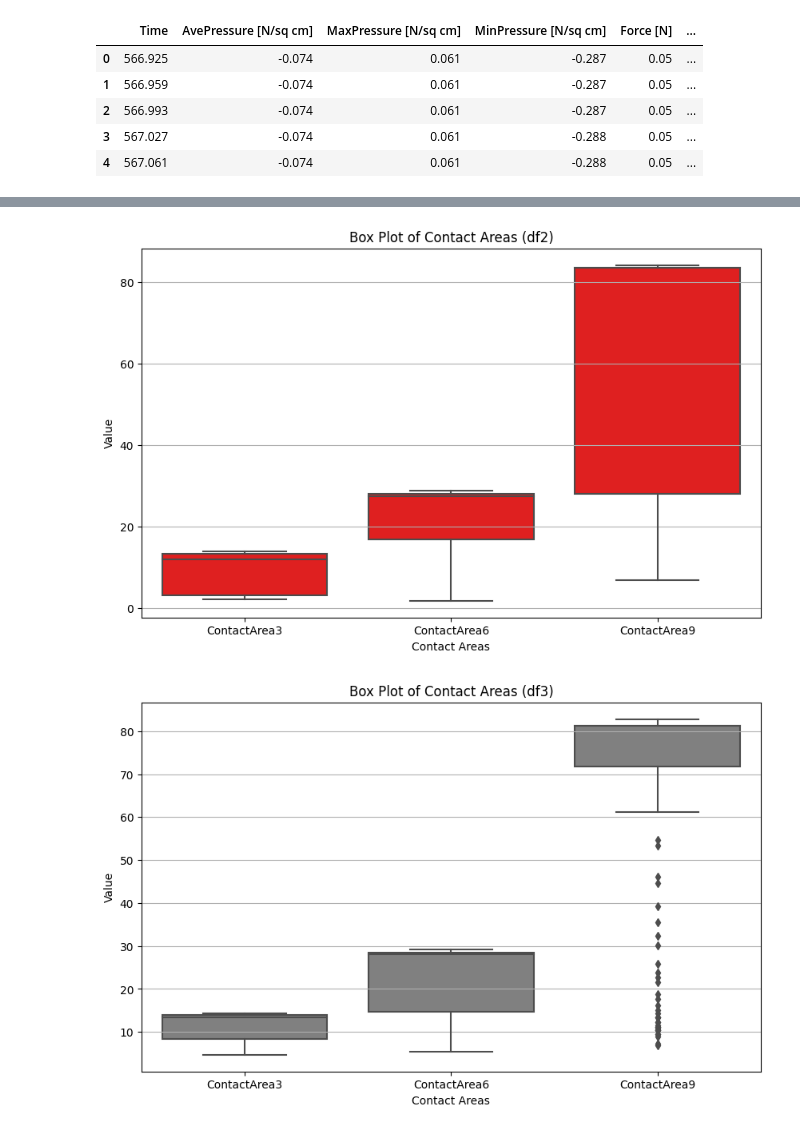
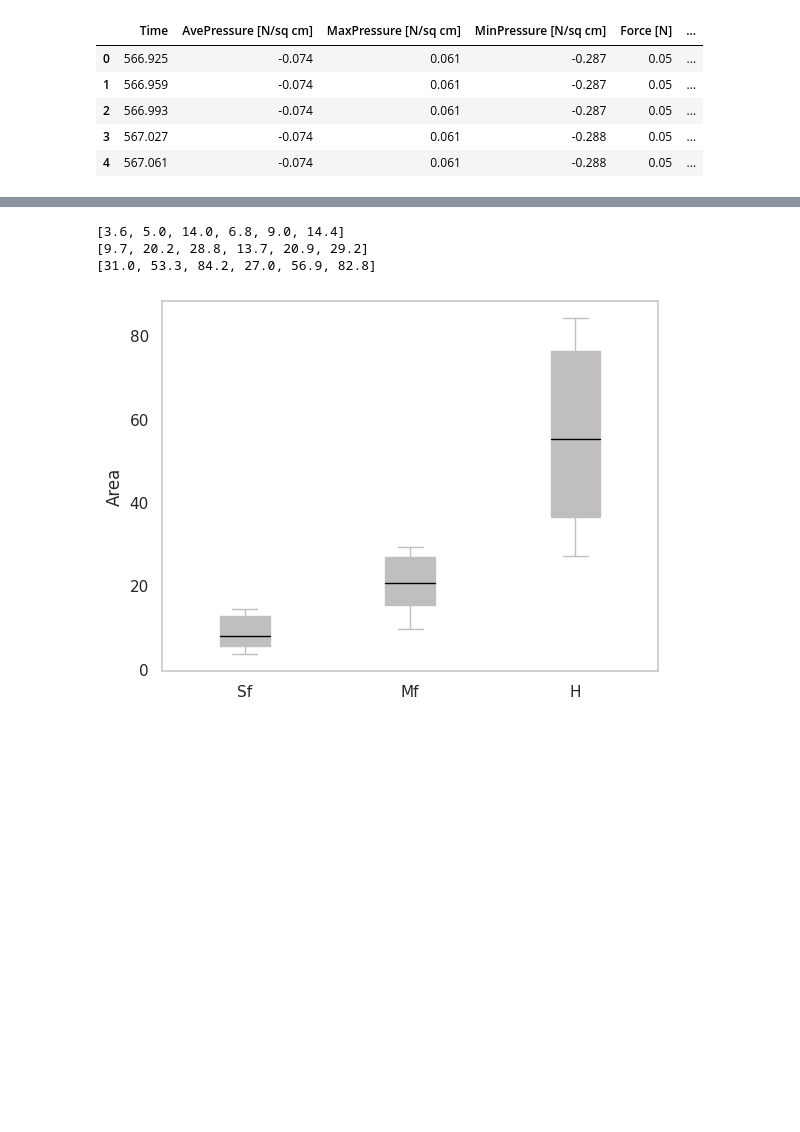
Before and after one commit to racheljhuh/HMI, a Jupyter notebook: indassignment6.ipynb, the cells around one changed output, grey strips where cells are left out. Saved outputs shown, nothing was run; the diff lists cells and outputs as text; code cells hidden in the pictures; blank space fills up the shorter version.

```diff
--- a/indassignment6.ipynb
+++ b/indassignment6.ipynb
@@ -91,24 +92,22 @@ plt.show()
-# %%
-plt.figure(figsize=(10, 6))
-sns.boxplot(data=df2[['ContactArea3', 'ContactArea6', 'ContactArea9']], color='red')
-
-plt.title('Box Plot of Contact Areas (df2)')
-plt.xlabel('Contact Areas')
-plt.ylabel('Value')
-plt.grid(axis='y')
-plt.show()
-
-plt.figure(figsize=(10, 6))
-sns.boxplot(data=df3[['ContactArea3', 'ContactArea6', 'ContactArea9']], color='grey')
-
-plt.title('Box Plot of Contact Areas (df3)')
-plt.xlabel('Contact Areas')
-plt.ylabel('Value')
-plt.grid(axis='y')
-plt.show()
-# %% [output]
-[figure, removed]
-[figure, removed]
+# %%
+trial_box_sf = [df2.ContactArea1.max(), df2.ContactArea2.max(), df2.ContactArea3.max(), df3.ContactArea1.max(), df3.ContactArea2.max(), df3.ContactArea3.max()]
+trial_box_mf = [df2.ContactArea4.max(), df2.ContactArea5.max(), df2.ContactArea6.max(), df3.ContactArea4.max(), df3.ContactArea5.max(), df3.ContactArea6.max()]
+trial_box_h = [df2.ContactArea7.max(), df2.ContactArea8.max(), df2.ContactArea9.max(), df3.ContactArea7.max(), df3.ContactArea8.max(), df3.ContactArea9.max()]
+
+print(trial_box_sf)
+print(trial_box_mf)
+print(trial_box_h)
+# %% [output]
+[3.6, 5.0, 14.0, 6.8, 9.0, 14.4]
+[9.7, 20.2, 28.8, 13.7, 20.9, 29.2]
+[31.0, 53.3, 84.2, 27.0, 56.9, 82.8]
+# %%
+box_plot = pd.DataFrame({'Sf': trial_box_sf, 'Mf': trial_box_mf, 'H': trial_box_h})
+props = dict(boxes = '#C0BEBE', whiskers = '#C0BEBE', medians = 'black', caps = '#C0BEBE')
+box_plot.plot(kind = 'box', ylabel = 'Area', grid = False, color=props, patch_artist = True, yticks = [0, 20, 40, 60, 80])
+plt.savefig('ia6_question3.svg', format = 'svg')
+# %% [output]
+[figure, added]
 # %%
 pdf = pd.read_csv('/content/pressuredata-ia6-sys3023.csv',low_memory=False)
 max_value = np.max(pdf)
```
Also changed, not shown: parts of 3 cells of this notebook.
